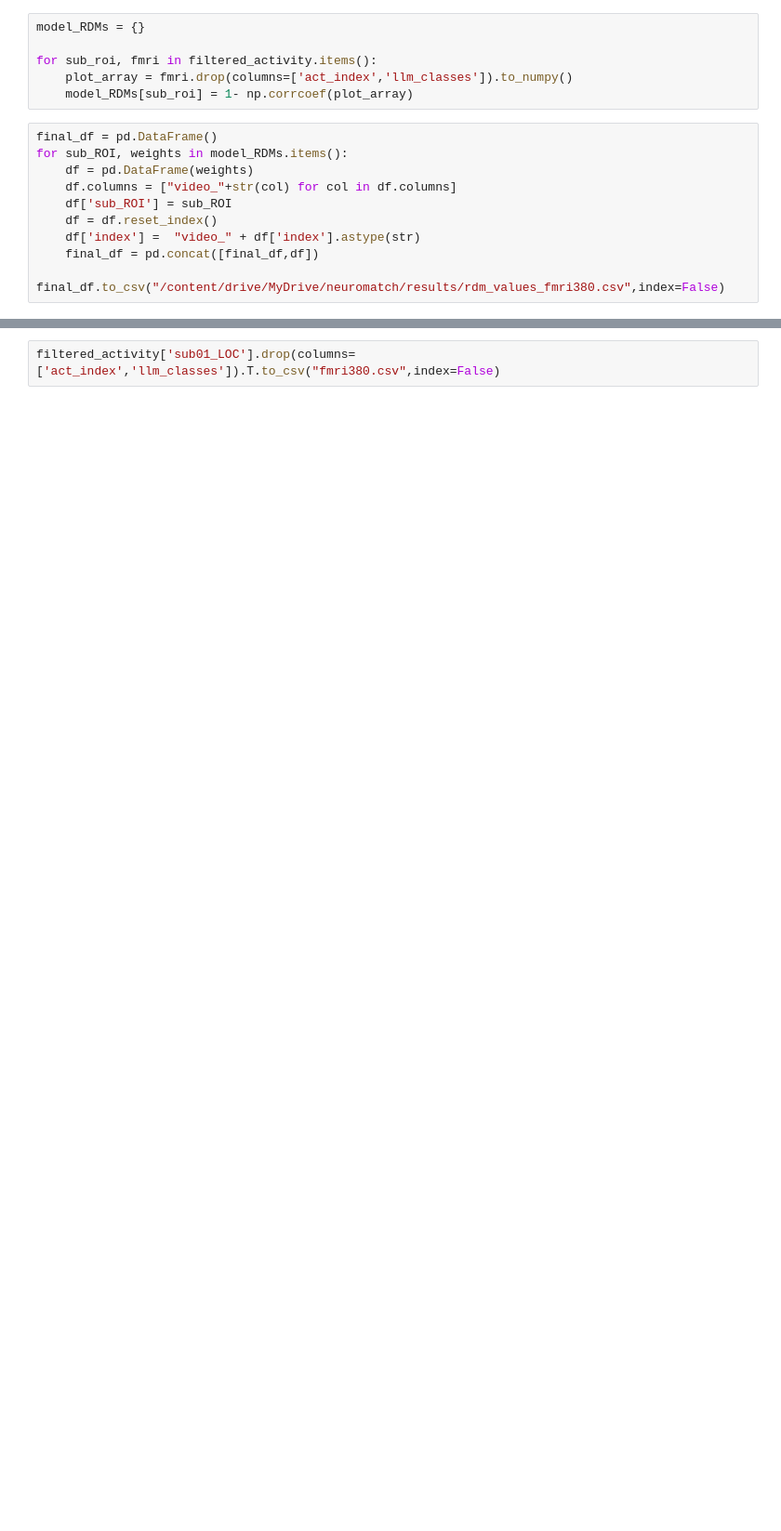
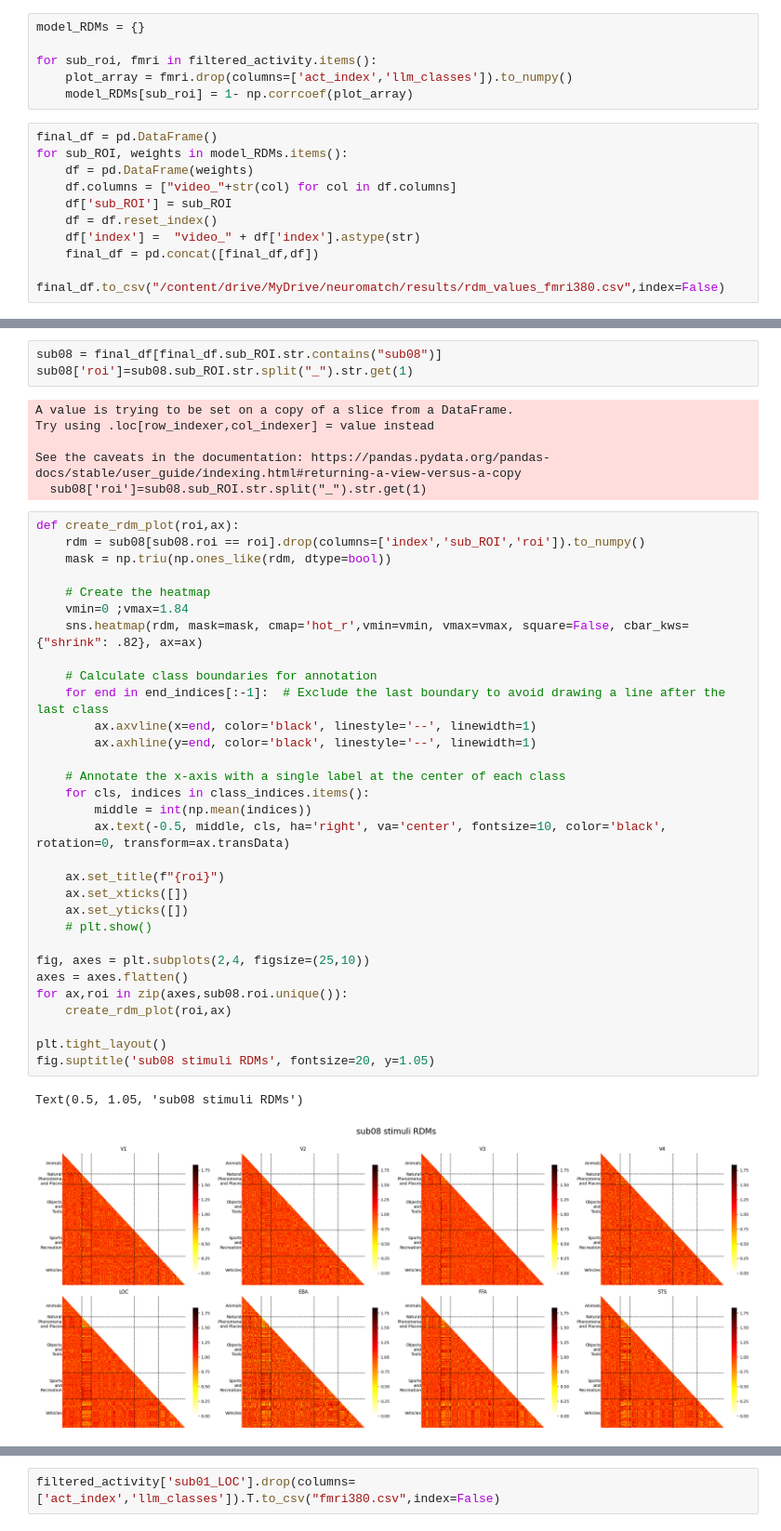
Before and after one commit to clachevv/neuro-match-project, a Jupyter notebook: notebooks/380_fmri_loaded_from_memory.ipynb, the cells around one changed output, grey strips where cells are left out. Shown at 93% size. Drawn from its saved outputs; the diff is of its cells as text; blank space fills up the shorter version.

```diff
--- a/notebooks/380_fmri_loaded_from_memory.ipynb
+++ b/notebooks/380_fmri_loaded_from_memory.ipynb
@@ -265,0 +230,43 @@ plt.show()
+# %%
+sub08 = final_df[final_df.sub_ROI.str.contains("sub08")]
+sub08['roi']=sub08.sub_ROI.str.split("_").str.get(1)
+# %% [output]
+A value is trying to be set on a copy of a slice from a DataFrame.
+Try using .loc[row_indexer,col_indexer] = value instead
+
+See the caveats in the documentation: https://pandas.pydata.org/pandas-docs/stable/user_guide/indexing.html#returning-a-view-versus-a-copy
+  sub08['roi']=sub08.sub_ROI.str.split("_").str.get(1)
+# %%
+def create_rdm_plot(roi,ax):
+    rdm = sub08[sub08.roi == roi].drop(columns=['index','sub_ROI','roi']).to_numpy()
+    mask = np.triu(np.ones_like(rdm, dtype=bool))
+
+    # Create the heatmap
+    vmin=0 ;vmax=1.84
+    sns.heatmap(rdm, mask=mask, cmap='hot_r',vmin=vmin, vmax=vmax, square=False, cbar_kws={"shrink": .82}, ax=ax)
+
+    # Calculate class boundaries for annotation
+    for end in end_indices[:-1]:  # Exclude the last boundary to avoid drawing a line after the last class
+        ax.axvline(x=end, color='black', linestyle='--', linewidth=1)
+        ax.axhline(y=end, color='black', linestyle='--', linewidth=1)
+
+    # Annotate the x-axis with a single label at the center of each class
+    for cls, indices in class_indices.items():
+        middle = int(np.mean(indices))
+        ax.text(-0.5, middle, cls, ha='right', va='center', fontsize=10, color='black', rotation=0, transform=ax.transData)
+
+    ax.set_title(f"{roi}")
+    ax.set_xticks([])
+    ax.set_yticks([])
+    # plt.show()
+
+fig, axes = plt.subplots(2,4, figsize=(25,10))
+axes = axes.flatten()
+for ax,roi in zip(axes,sub08.roi.unique()):
+    create_rdm_plot(roi,ax)
+
+plt.tight_layout()
+fig.suptitle('sub08 stimuli RDMs', fontsize=20, y=1.05)
+# %% [output]
+Text(0.5, 1.05, 'sub08 stimuli RDMs')
+[figure, added]
```
Also changed, not shown: parts of 14 cells of this notebook.
